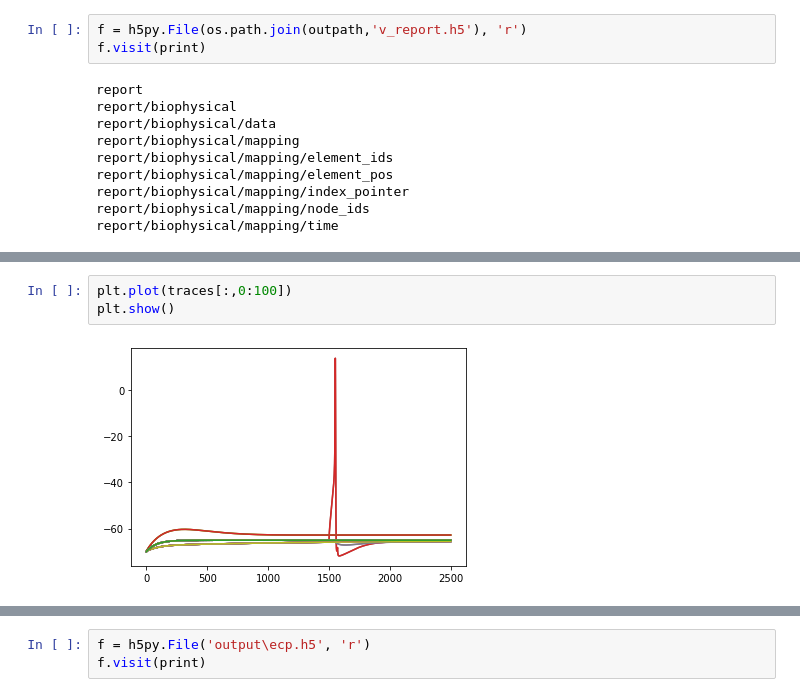
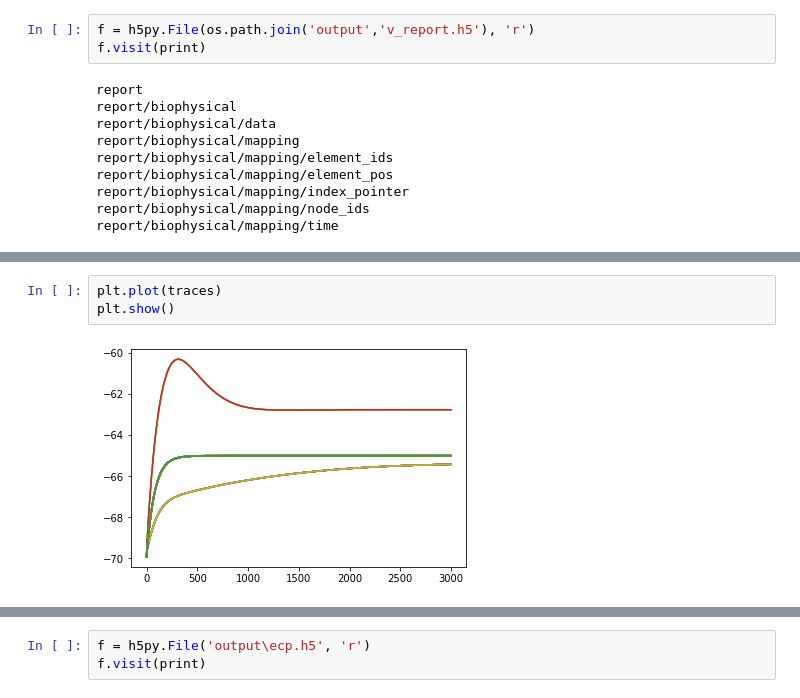
Before and after one commit to ddopp4877/CA1_model_testing, a Jupyter notebook: CA1_exploration.ipynb, the cells around one changed output, grey strips where cells are left out. Cells and saved outputs as stored; diff of their text form.

```diff
--- a/CA1_exploration.ipynb
+++ b/CA1_exploration.ipynb
@@ -340,5 +345,5 @@ spikesDF
 # %%
-f = h5py.File(os.path.join(outpath,'v_report.h5'), 'r')
+f = h5py.File(os.path.join('output','v_report.h5'), 'r')
 f.visit(print)
 # %% [output]
 report
@@ -357,8 +375,8 @@ f.close()
 # %%
-plt.plot(traces[:,0:100])
+plt.plot(traces)
 plt.show()
 # %% [output]
-[figure, old version]
+[figure, new version]
 # %%
 f = h5py.File('CA1_inputs/bg_pn_spikes.h5', 'r')
 f.visit(print)
```
Also changed, not shown: parts of 58 cells of this notebook, 5 other files.
